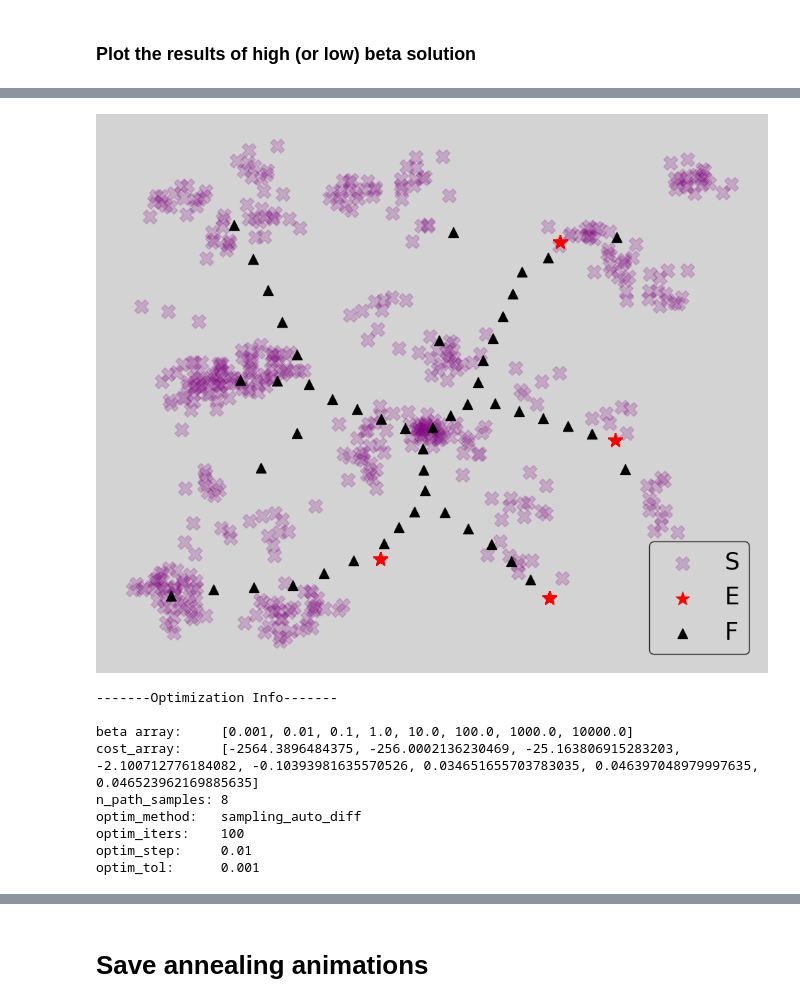
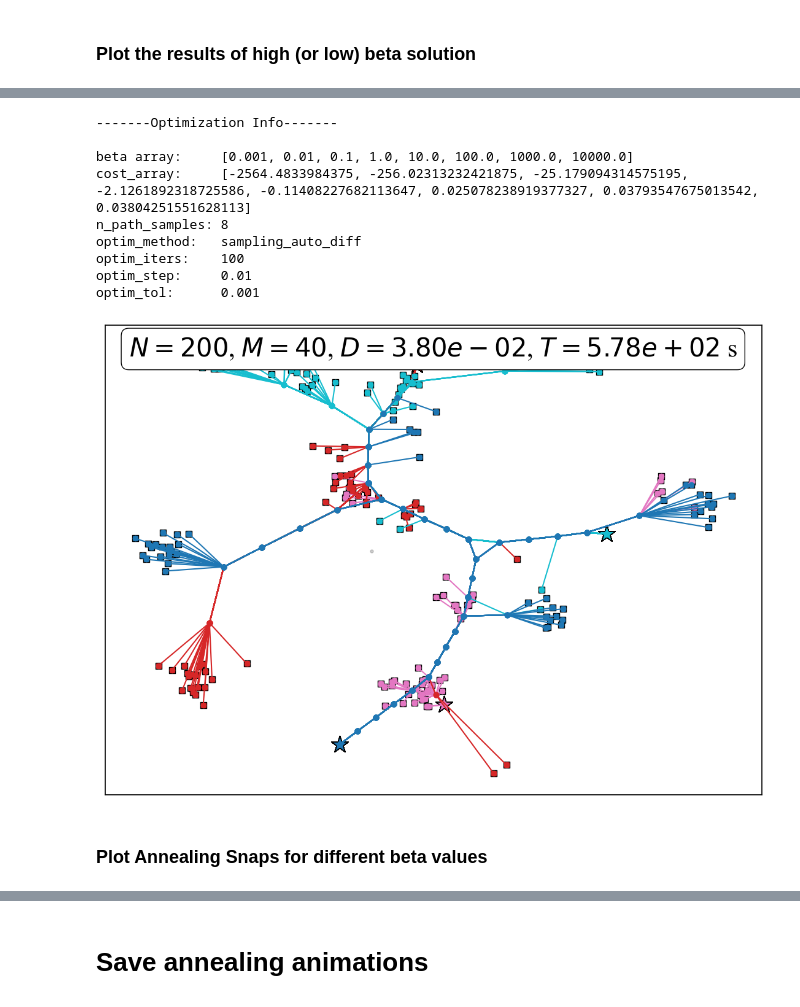
Before and after one commit to salar96/LearningFLPO, a Jupyter notebook: plot_res.ipynb, the cells around one changed output, grey strips where cells are left out. Drawn from its saved outputs; the diff is of its cells as text; code cells hidden in the pictures.

```diff
--- a/plot_res.ipynb
+++ b/plot_res.ipynb
@@ -8,7 +10,7 @@ from DatasetGenerator import torchFLPO_2_numpyFLPO
 # %% [markdown]
 ### Plot the results of high (or low) beta solution
 # %%
-file_path0 = "AAAI26_res/high_beta_res/N500_M50_ends4_seed3"
+file_path0 = "AAAI26_res/high_beta_res/N500_M80_ends8_seed3"
 
 with open(file_path0, 'rb') as file:
     high_beta_data = pickle.load(file)
@@ -24,9 +26,8 @@ optim_method = high_beta_data['optim_method']
 optim_step = high_beta_data['optim_step']
 optim_iters = high_beta_data['optim_iters']
 optim_tol = high_beta_data['optim_tol']
-
-plot_UAV_FLPO(START_locs, END_locs, F_base_sampling, (12,10))
-# plot_UAV_FLPO_3D(START_locs, END_locs, F_base_sampling)
+runtime = high_beta_data['runtime']
+finalcost = high_beta_data['Free_energy_final']
 
 print("\n-------Optimization Info-------\n")
 print(f"beta:\t{beta}")
@@ -37,4 +38,17 @@ print(f"optim_method:\t{optim_method}")
 print(f"optim_iters:\t{optim_iters}")
 print(f"optim_step:\t{optim_step}")
 print(f"optim_tol:\t{optim_tol}")
+
+routes = calc_routs_uavFLPO(START_locs, END_locs, F_base_sampling)
+plot_uavFLPO_with_routes(
+    START_locs,
+    END_locs,
+    F_base_sampling,
+    final_cost=finalcost,
+    runtime=runtime,
+    routes=routes,
+    fraction_to_plot=1.0,
+    textcoords = [-0.03,1.05],
+    textsize=30,
+    random_seed=0)
 # %% [output]
@@ -52,38 +66,52 @@ optim_tol:      0.001
 # %%
-file_path1 = "AAAI26_res/annealing_res/N500_M50_ends4_seed3"
+file_path1 = "AAAI26_res/annealing_res/N200_M40_ends4_seed3"
 
 with open(file_path1, 'rb') as file:
     annealing_res_data = pickle.load(file)
 
 START_locs1 = annealing_res_data['START_locs']
 END_locs1 = annealing_res_data['END_locs']
 Y_arr = annealing_res_data['Y_arr']
 n_path_samples = annealing_res_data['n_path_samples']
 b_arr = annealing_res_data['b_arr']
 F_arr = annealing_res_data['F_arr']
 optim_method = annealing_res_data['optim_method']
 optim_step = annealing_res_data['optim_step']
 optim_iters = annealing_res_data['optim_iters']
 optim_tol = annealing_res_data['optim_tol']
-
-plot_UAV_FLPO(START_locs1, END_locs1, Y_arr[-1], (12,10))
+runtime = annealing_res_data['runtime']
 
 print("\n-------Optimization Info-------\n")
 print(f"beta array:\t{b_arr}")
 print(f"cost_array:\t{F_arr}")
 print(f"n_path_samples:\t{n_path_samples}")
 print(f"optim_method:\t{optim_method}")
 print(f"optim_iters:\t{optim_iters}")
 print(f"optim_step:\t{optim_step}")
 print(f"optim_tol:\t{optim_tol}")
+
+routes = calc_routs_uavFLPO(START_locs1, END_locs1, Y_arr[-1])
+plot_uavFLPO_with_routes(
+    START_locs1,
+    END_locs1,
+    Y_arr[-1],
+    final_cost=F_arr[-1],
+    runtime=runtime,
+    routes=routes,
+    fraction_to_plot=1.0,
+    textcoords = [0.01,1.03],
+    textsize=30,
+    random_seed=0)
 # %% [output]
+-------Optimization Info-------
+
+beta array:     [0.001, 0.01, 0.1, 1.0, 10.0, 100.0, 1000.0, 10000.0]
+cost_array:     [-2564.4833984375, -256.02313232421875, -25.179094314575195, -2.1261892318725586, -0.11408227682113647, 0.025078238919377327, 0.03793547675013542, 0.03804251551628113]
+n_path_samples: 8
+optim_method:   sampling_auto_diff
+optim_iters:    100
+optim_step:     0.01
+optim_tol:      0.001
-[figure, old version]
+[figure, new version]
--------Optimization Info-------
-
-beta array:     [0.001, 0.01, 0.1, 1.0, 10.0, 100.0, 1000.0, 10000.0]
-cost_array:     [-2564.3896484375, -256.0002136230469, -25.163806915283203, -2.100712776184082, -0.10393981635570526, 0.034651655703783035, 0.046397048979997635, 0.046523962169885635]
-n_path_samples: 8
-optim_method:   sampling_auto_diff
-optim_iters:    100
-optim_step:     0.01
-optim_tol:      0.001
+# %% [markdown]
+### Plot Annealing Snaps for different beta values
```
Also changed, not shown: parts of 11 cells of this notebook, 10 other files.
